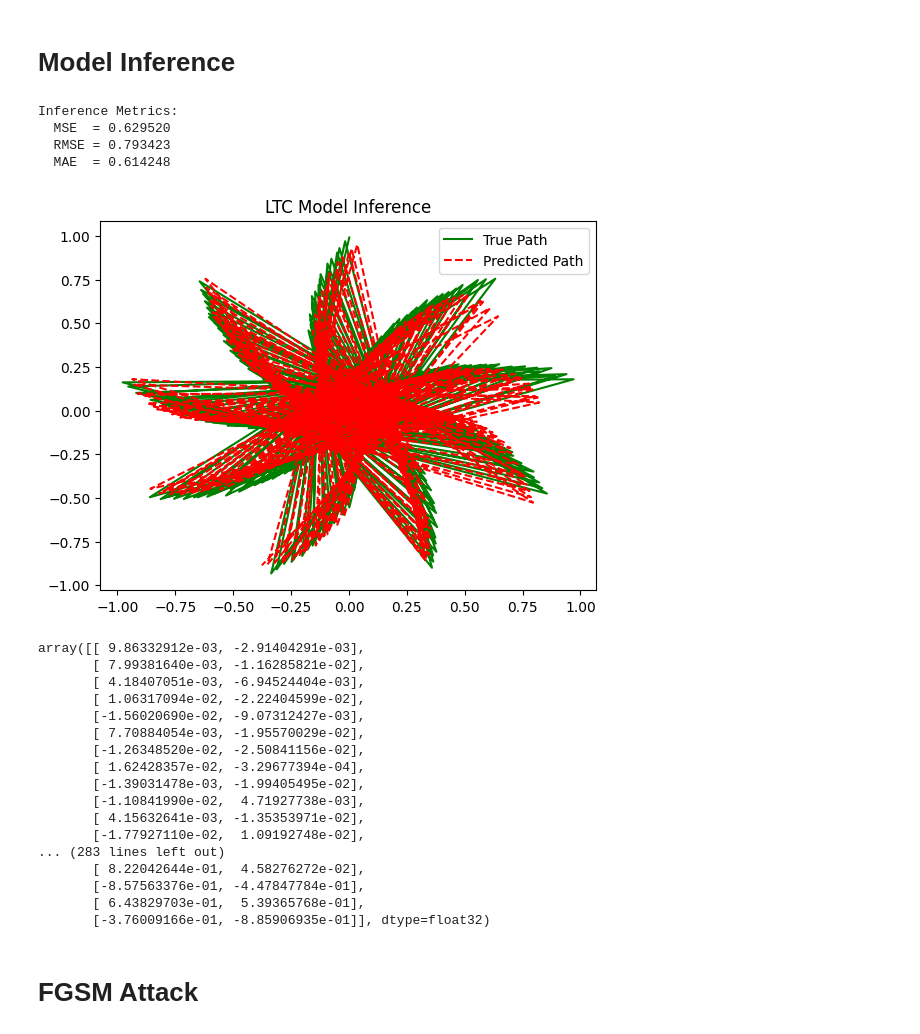
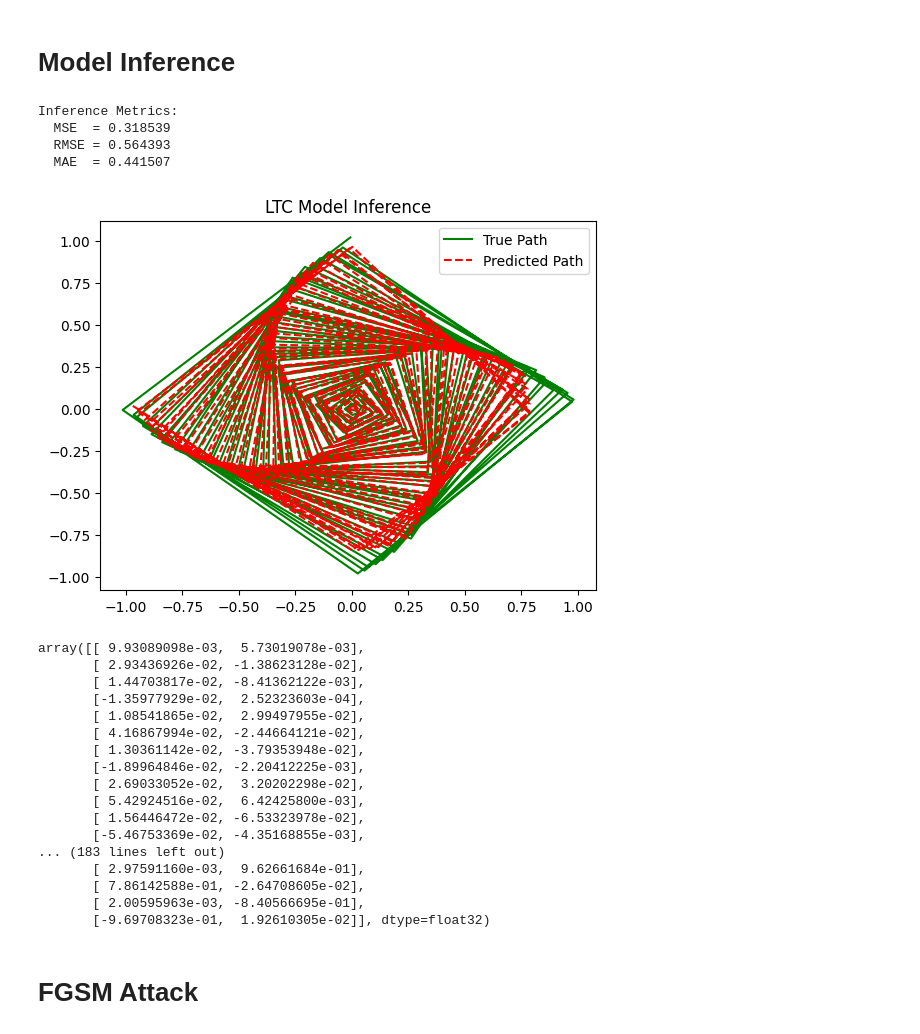
Before and after one commit to ViyanR/LTCFYP, a Jupyter notebook: LNN_LTC_Tutorial_Eng.ipynb, the cells around one changed output. Drawn from its saved outputs; the diff is of its cells as text; code cells hidden in the pictures.

```diff
--- a/LNN_LTC_Tutorial_Eng.ipynb
+++ b/LNN_LTC_Tutorial_Eng.ipynb
@@ -394,52 +391,52 @@ def infer_spiral(model, input_seq, target_seq=None):
         mae = mean_absolute_error(target_seq, predictions)
         rmse = np.sqrt(mse)
 
         # Print metrics
         print(f"Inference Metrics:")
         print(f"  MSE  = {mse:.6f}")
         print(f"  RMSE = {rmse:.6f}")
         print(f"  MAE  = {mae:.6f}")
 
         plt.plot(target_seq[:, 0], target_seq[:, 1], 'g-', label='True Path')
     plt.plot(predictions[:, 0], predictions[:, 1], 'r--', label='Predicted Path')
     plt.legend()
     plt.title("LTC Model Inference")
     plt.show()
 
     return predictions
 
 
 # Change num_points and num_turns here to give input diff shape
-test_data = generate_spiral_data(num_points=300, num_turns=10000)
+test_data = generate_spiral_data(num_points=200, num_turns=10000)
 
 # Prepare input and target pairs
 test_inputs = test_data[:-1, :]    # Inputs: from 0 to N-2
 test_targets = test_data[1:, :]    # Targets: from 1 to N-1
 
 
 # infer_spiral(model, all_inputs, all_targets)
 infer_spiral(model, test_inputs, test_targets)
 # infer_spiral(model, test_inputs[:3], test_targets[:3])
 # %% [output]
 Inference Metrics:
-  MSE  = 0.629520
-  RMSE = 0.793423
-  MAE  = 0.614248
+  MSE  = 0.318539
+  RMSE = 0.564393
+  MAE  = 0.441507
-[figure, old version]
+[figure, new version]
-array([[ 9.86332912e-03, -2.91404291e-03],
-       [ 7.99381640e-03, -1.16285821e-02],
-       [ 4.18407051e-03, -6.94524404e-03],
-       [ 1.06317094e-02, -2.22404599e-02],
-       [-1.56020690e-02, -9.07312427e-03],
-       [ 7.70884054e-03, -1.95570029e-02],
-       [-1.26348520e-02, -2.50841156e-02],
-       [ 1.62428357e-02, -3.29677394e-04],
-       [-1.39031478e-03, -1.99405495e-02],
-       [-1.10841990e-02,  4.71927738e-03],
-       [ 4.15632641e-03, -1.35353971e-02],
-       [-1.77927110e-02,  1.09192748e-02],
-... (283 lines left out)
-       [ 8.22042644e-01,  4.58276272e-02],
-       [-8.57563376e-01, -4.47847784e-01],
-       [ 6.43829703e-01,  5.39365768e-01],
-       [-3.76009166e-01, -8.85906935e-01]], dtype=float32)
+array([[ 9.93089098e-03,  5.73019078e-03],
+       [ 2.93436926e-02, -1.38623128e-02],
+       [ 1.44703817e-02, -8.41362122e-03],
+       [-1.35977929e-02,  2.52323603e-04],
+       [ 1.08541865e-02,  2.99497955e-02],
+       [ 4.16867994e-02, -2.44664121e-02],
+       [ 1.30361142e-02, -3.79353948e-02],
+       [-1.89964846e-02, -2.20412225e-03],
+       [ 2.69033052e-02,  3.20202298e-02],
+       [ 5.42924516e-02,  6.42425800e-03],
+       [ 1.56446472e-02, -6.53323978e-02],
+       [-5.46753369e-02, -4.35168855e-03],
+... (183 lines left out)
+       [ 2.97591160e-03,  9.62661684e-01],
+       [ 7.86142588e-01, -2.64708605e-02],
+       [ 2.00595963e-03, -8.40566695e-01],
+       [-9.69708323e-01,  1.92610305e-02]], dtype=float32)
```
Also changed, not shown: parts of 28 cells of this notebook, 1 other file.
